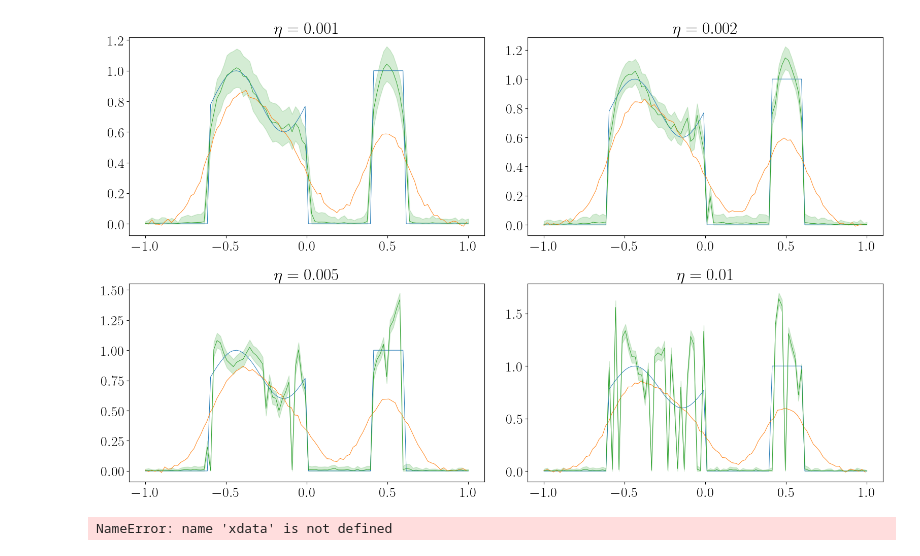
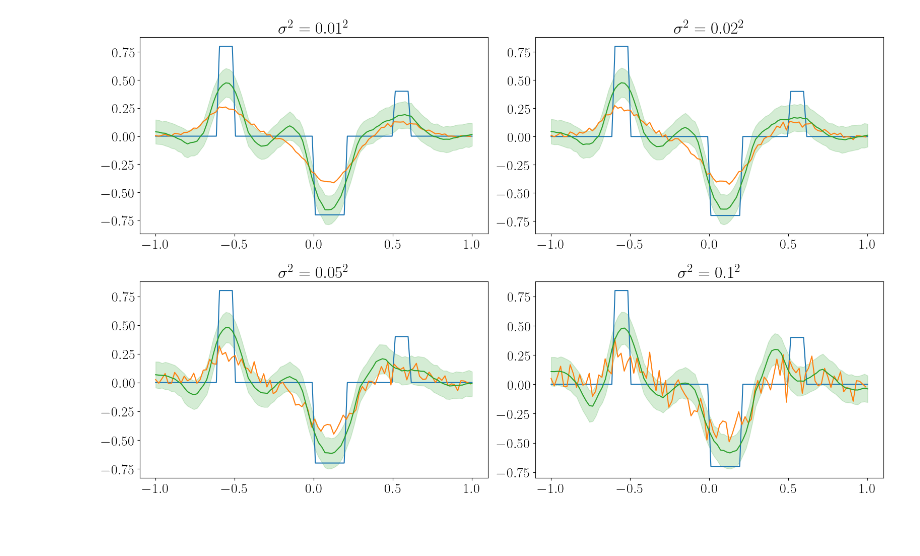
Before and after one commit to akseliekseli/Bayesian-Neural-Networks-with-Stochastic-Variational-Inference-in-Inverse-Problems, a Jupyter notebook: codes/create_images_from_results.ipynb, the cells around one changed output. Saved outputs shown, nothing was run; the diff lists cells and outputs as text; code cells hidden in the pictures; blank space fills up the shorter version.

```diff
--- a/codes/create_images_from_results.ipynb
+++ b/codes/create_images_from_results.ipynb
@@ -150,32 +143,4 @@ def plot_lr_subplots(configs, type):
-# %%
-plot_lr_subplots(configs, 'learning_rate')
-# %% [output]
-[figure, removed]
-# %%
-def f(xdata, theta):
-    upper = theta[2] * (xdata[0]-theta[0])**2
-    lower = theta[3] * (xdata[1]-theta[1])**2
-    return np.array([theta[0], theta[1]]) + np.array([upper, lower])
-
-
-def objective_function(theta, xdata, ydata):
-    # Compute the predicted ydata using the model function
-    y_pred = f(xdata, theta)
-
-    # Calculate the squared differences between predicted and actual ydata
-    residuals = y_pred - ydata
-    squared_errors = residuals**2
-
-    # Sum up all squared errors
-    return np.sum(squared_errors)
-
-
-from scipy.optimize import minimize
-
-theta_0 = np.array([1., 1., 1., 1.])
-
-theta_fitted = minimize(f, theta_0 ,xdata, ydata)
-
-f(np.array([0., 0.]), np.array([1.0, 0.2, 0., -0.1]))
-# %% [output]
-NameError: name 'xdata' is not defined
+# %%
+plot_sigma_subplots(configs, 'discrete','sigma')
+# %% [output]
+[figure, added]
```
Also changed, not shown: parts of 7 cells of this notebook, 3 other files.
